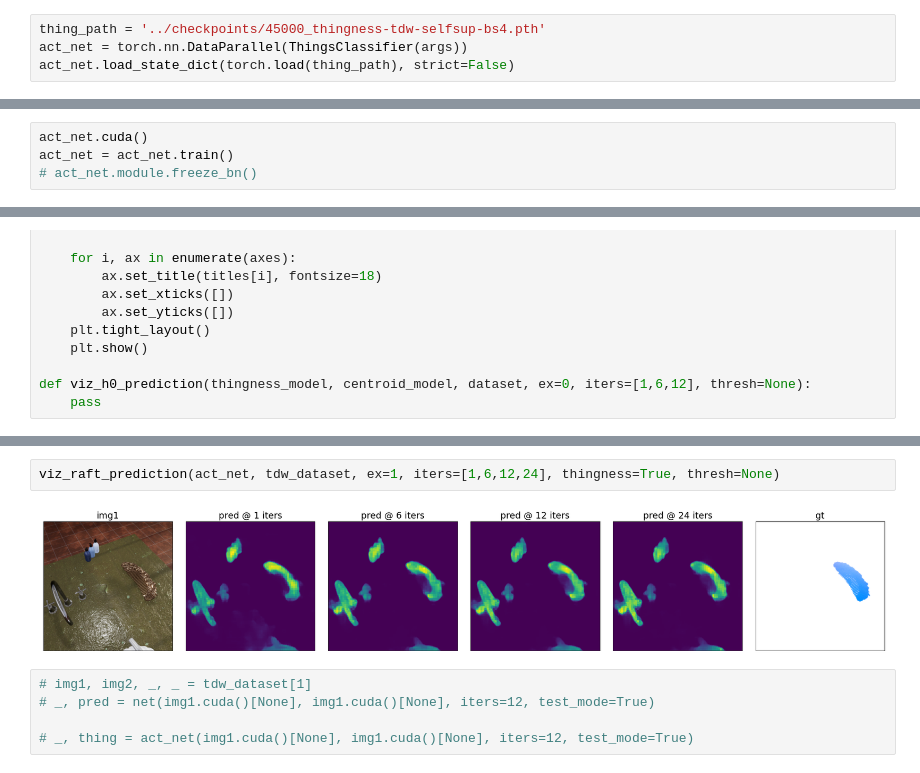
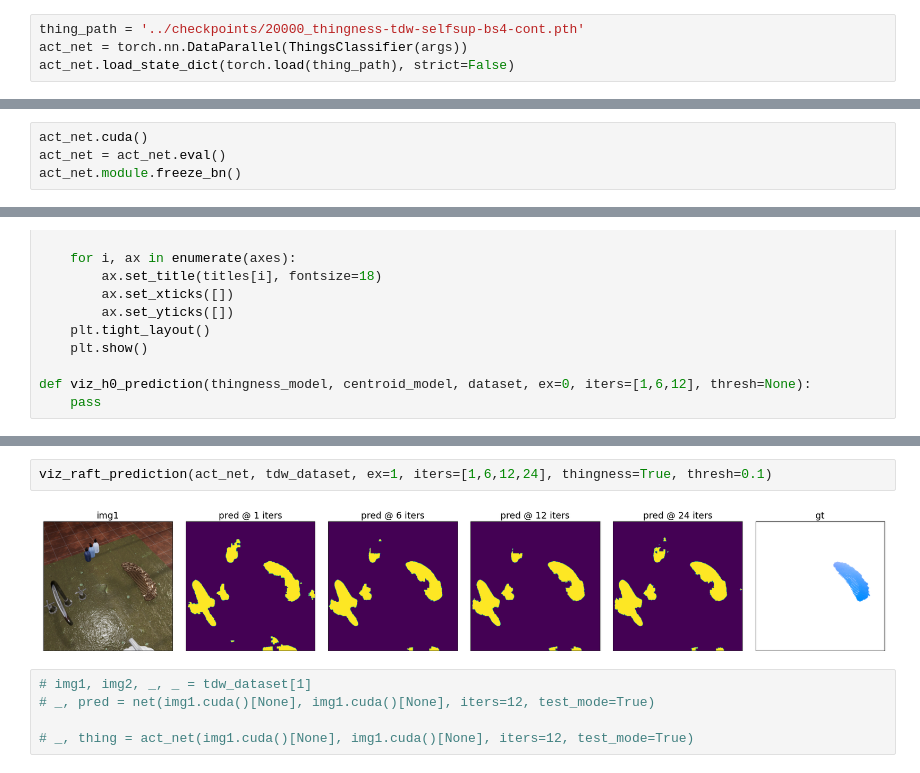
Before and after one commit to neuroailab/RAFT, a Jupyter notebook: notebooks/TDW_dataloading_020522.ipynb, the cells around one changed output, grey strips where cells are left out. Saved outputs shown, nothing was run; the diff lists cells and outputs as text.

```diff
--- a/notebooks/TDW_dataloading_020522.ipynb
+++ b/notebooks/TDW_dataloading_020522.ipynb
@@ -105,15 +87,15 @@ net.cuda()
 net = net.train()
 # net.module.freeze_bn()
 # %%
-thing_path = '../checkpoints/45000_thingness-tdw-selfsup-bs4.pth'
+thing_path = '../checkpoints/20000_thingness-tdw-selfsup-bs4-cont.pth'
 act_net = torch.nn.DataParallel(ThingsClassifier(args))
 act_net.load_state_dict(torch.load(thing_path), strict=False)
 # %% [output]
 <All keys matched successfully>
 # %%
 act_net.cuda()
-act_net = act_net.train()
-# act_net.module.freeze_bn()
+act_net = act_net.eval()
+act_net.module.freeze_bn()
 # %%
 tdw_dataset = raft_datasets.TdwFlowDataset(
     root='/data5/dbear/tdw_datasets/playroom_large_v3copy/',
@@ -183,7 +169,7 @@ def viz_h0_prediction(thingness_model, centroid_model, dataset, ex=0, iters=[1,6
 # %%
-viz_raft_prediction(act_net, tdw_dataset, ex=1, iters=[1,6,12,24], thingness=True, thresh=None)
+viz_raft_prediction(act_net, tdw_dataset, ex=1, iters=[1,6,12,24], thingness=True, thresh=0.1)
 # %% [output]
-[figure, old version]
+[figure, new version]
 # %%
 # img1, img2, _, _ = tdw_dataset[1]
 # _, pred = net(img1.cuda()[None], img1.cuda()[None], iters=12, test_mode=True)
```
Also changed, not shown: parts of 6 cells of this notebook, 6 other files.
